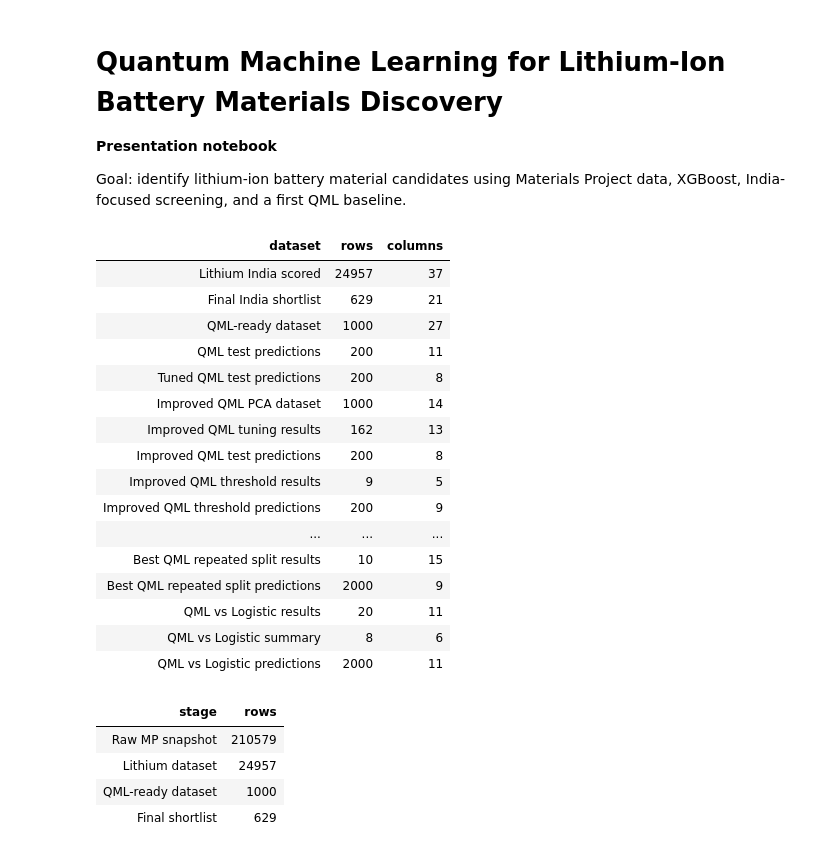
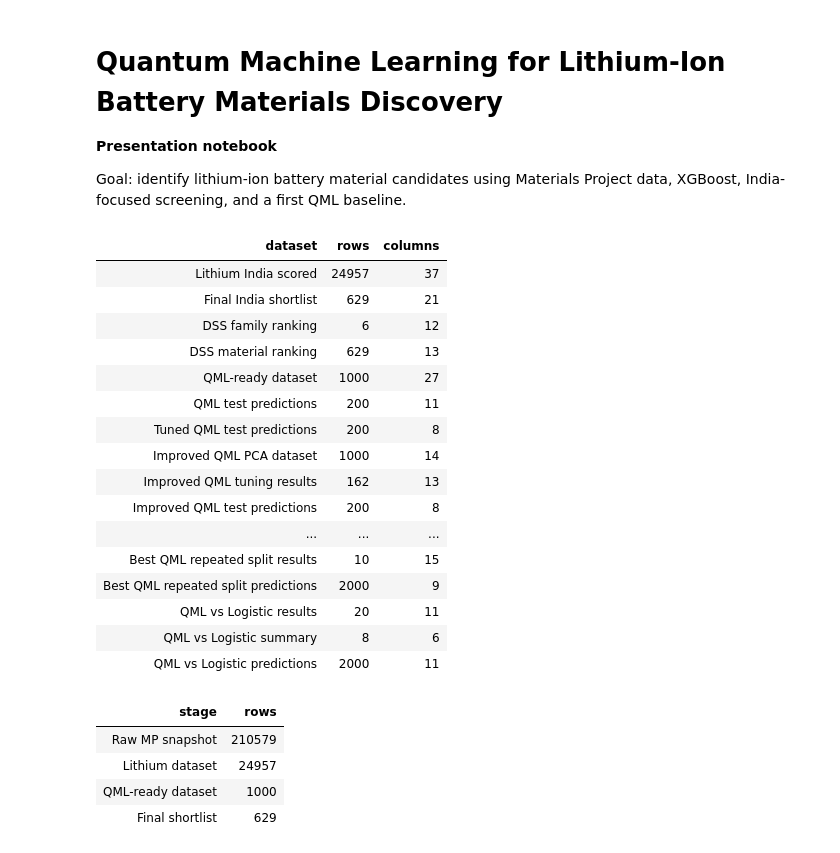
Before and after one commit to lifeknife10A/hybrid-quantum-battery-stability-prediction, a Jupyter notebook: Summer Vacation/Summer Vacation Main Presentation.ipynb, the cells around one changed output. Cells and saved outputs as stored; diff of their text form; code cells hidden in the pictures.

Commit message:
Add DSS recommendation rankings

```diff
--- a/Summer Vacation/Summer Vacation Main Presentation.ipynb
+++ b/Summer Vacation/Summer Vacation Main Presentation.ipynb
@@ -26,6 +26,8 @@ processed_folder = project_folder / "data" / "processed"
 
 lithium_scored_dataframe = pd.read_csv(processed_folder / "lithium india scored.csv")
 final_shortlist_dataframe = pd.read_csv(processed_folder / "final india battery shortlist.csv")
+dss_family_ranking_dataframe = pd.read_csv(processed_folder / "dss battery family recommendation ranking.csv")
+dss_material_ranking_dataframe = pd.read_csv(processed_folder / "dss material recommendation ranking.csv")
 qml_ready_dataframe = pd.read_csv(processed_folder / "qml_ready_lithium_india.csv")
 qml_predictions_dataframe = pd.read_csv(processed_folder / "qml baseline predictions.csv")
 tuned_qml_predictions_dataframe = pd.read_csv(processed_folder / "qml tuned best predictions.csv")
@@ -41,41 +43,43 @@ best_qml_repeated_split_results_dataframe = pd.read_csv(processed_folder / "best
 best_qml_repeated_split_predictions_dataframe = pd.read_csv(processed_folder / "best qml repeated split predictions.csv")
 qml_vs_logistic_results_dataframe = pd.read_csv(processed_folder / "qml vs logistic repeated split results.csv")
 qml_vs_logistic_summary_dataframe = pd.read_csv(processed_folder / "qml vs logistic repeated split summary.csv")
 qml_vs_logistic_predictions_dataframe = pd.read_csv(processed_folder / "qml vs logistic repeated split predictions.csv")
 
 dataset_summary = pd.DataFrame([
     {"dataset": "Lithium India scored", "rows": len(lithium_scored_dataframe), "columns": len(lithium_scored_dataframe.columns)},
     {"dataset": "Final India shortlist", "rows": len(final_shortlist_dataframe), "columns": len(final_shortlist_dataframe.columns)},
+    {"dataset": "DSS family ranking", "rows": len(dss_family_ranking_dataframe), "columns": len(dss_family_ranking_dataframe.columns)},
+    {"dataset": "DSS material ranking", "rows": len(dss_material_ranking_dataframe), "columns": len(dss_material_ranking_dataframe.columns)},
     {"dataset": "QML-ready dataset", "rows": len(qml_ready_dataframe), "columns": len(qml_ready_dataframe.columns)},
     {"dataset": "QML test predictions", "rows": len(qml_predictions_dataframe), "columns": len(qml_predictions_dataframe.columns)},
     {"dataset": "Tuned QML test predictions", "rows": len(tuned_qml_predictions_dataframe), "columns": len(tuned_qml_predictions_dataframe.columns)},
     {"dataset": "Improved QML PCA dataset", "rows": len(improved_qml_dataset_dataframe), "columns": len(improved_qml_dataset_dataframe.columns)},
     {"dataset": "Improved QML tuning results", "rows": len(improved_qml_tuning_results_dataframe), "columns": len(improved_qml_tuning_results_dataframe.columns)},
     {"dataset": "Improved QML test predictions", "rows": len(improved_qml_predictions_dataframe), "columns": len(improved_qml_predictions_dataframe.columns)},
     {"dataset": "Improved QML threshold results", "rows": len(improved_qml_threshold_results_dataframe), "columns": len(improved_qml_threshold_results_dataframe.columns)},
     {"dataset": "Improved QML threshold predictions", "rows": len(improved_qml_threshold_predictions_dataframe), "columns": len(improved_qml_threshold_predictions_dataframe.columns)},
     {"dataset": "Improved QML alignment scores", "rows": len(improved_qml_alignment_scores_dataframe), "columns": len(improved_qml_alignment_scores_dataframe.columns)},
     {"dataset": "Improved QML alignment results", "rows": len(improved_qml_alignment_results_dataframe), "columns": len(improved_qml_alignment_results_dataframe.columns)},
     {"dataset": "Improved QML alignment predictions", "rows": len(improved_qml_alignment_predictions_dataframe), "columns": len(improved_qml_alignment_predictions_dataframe.columns)},
     {"dataset": "Best QML repeated split results", "rows": len(best_qml_repeated_split_results_dataframe), "columns": len(best_qml_repeated_split_results_dataframe.columns)},
     {"dataset": "Best QML repeated split predictions", "rows": len(best_qml_repeated_split_predictions_dataframe), "columns": len(best_qml_repeated_split_predictions_dataframe.columns)},
     {"dataset": "QML vs Logistic results", "rows": len(qml_vs_logistic_results_dataframe), "columns": len(qml_vs_logistic_results_dataframe.columns)},
     {"dataset": "QML vs Logistic summary", "rows": len(qml_vs_logistic_summary_dataframe), "columns": len(qml_vs_logistic_summary_dataframe.columns)},
     {"dataset": "QML vs Logistic predictions", "rows": len(qml_vs_logistic_predictions_dataframe), "columns": len(qml_vs_logistic_predictions_dataframe.columns)},
 ])
 display(dataset_summary)
 # %% [output]
 | dataset | rows | columns |
 | Lithium India scored | 24957 | 37 |
 | Final India shortlist | 629 | 21 |
+| DSS family ranking | 6 | 12 |
+| DSS material ranking | 629 | 13 |
 | QML-ready dataset | 1000 | 27 |
 | QML test predictions | 200 | 11 |
 | Tuned QML test predictions | 200 | 8 |
 | Improved QML PCA dataset | 1000 | 14 |
 | Improved QML tuning results | 162 | 13 |
 | Improved QML test predictions | 200 | 8 |
-| Improved QML threshold results | 9 | 5 |
-| Improved QML threshold predictions | 200 | 9 |
 | ... | ... | ... |
 | Best QML repeated split results | 10 | 15 |
 | Best QML repeated split predictions | 2000 | 9 |
```
Also changed, not shown: parts of 2 cells of this notebook, 7 other files.
